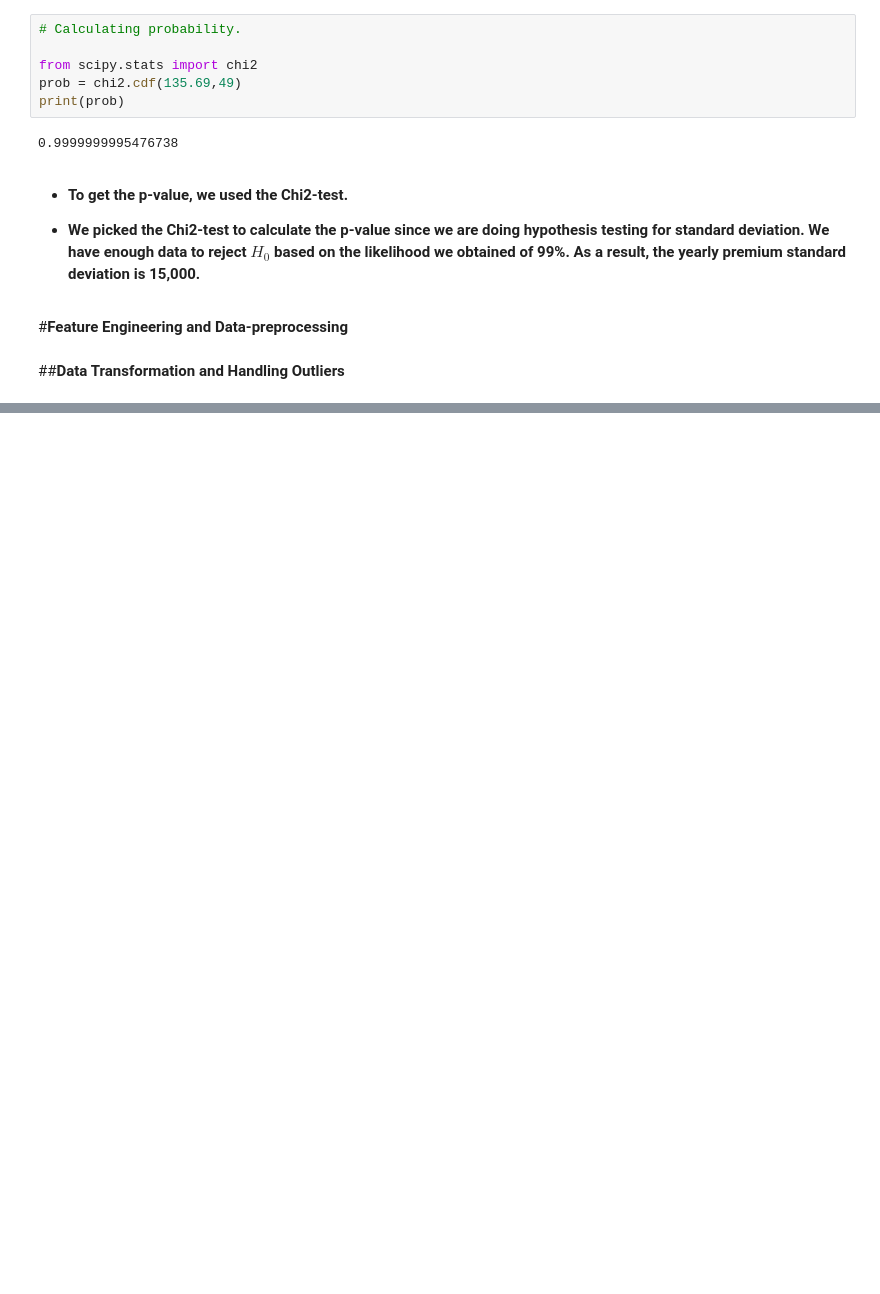
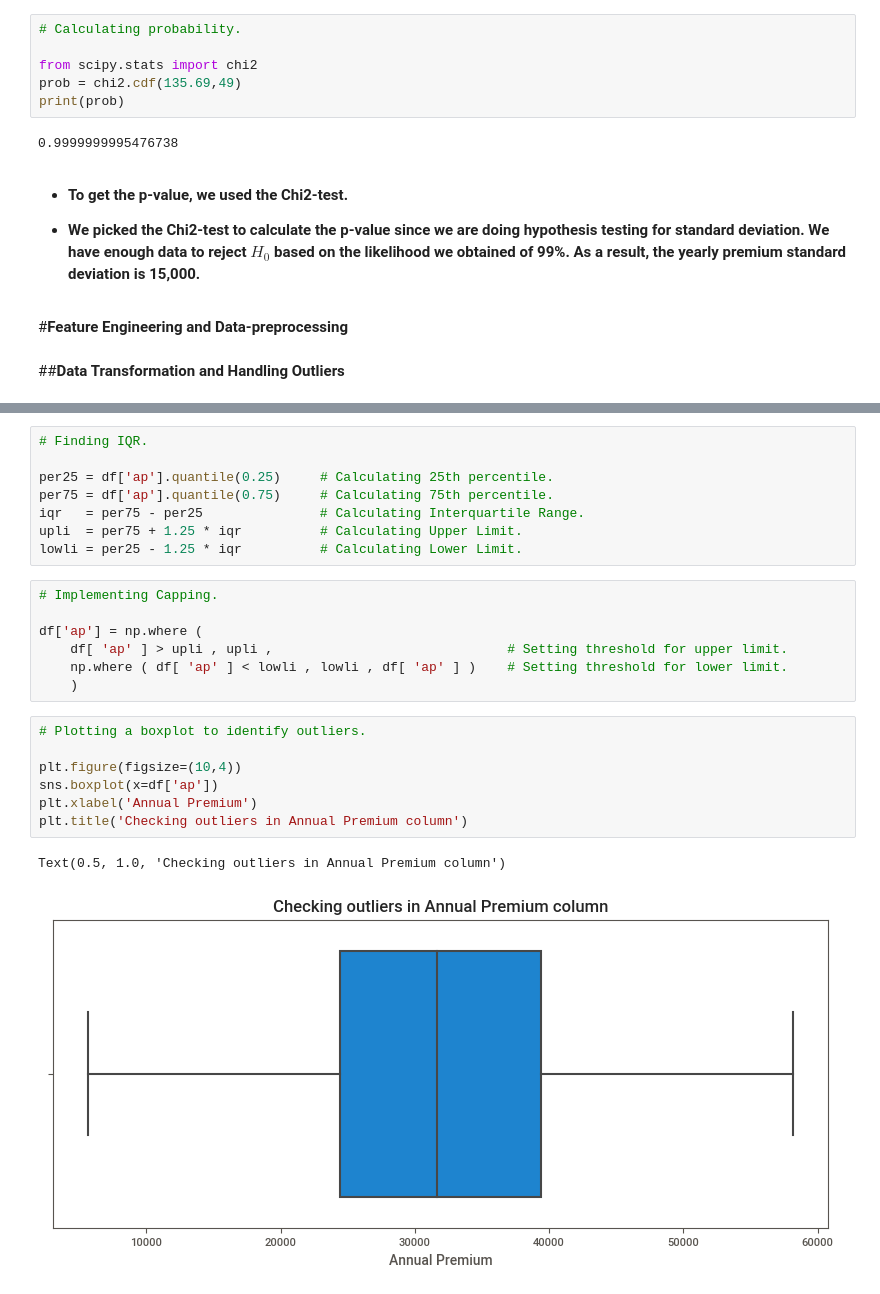
Before and after one commit to Sid-9823/Health-Insurance-Cross-Sell-Prediction, a Jupyter notebook: Health_Insurance_Cross_Sell_Prediction.ipynb, the cells around one changed output, grey strips where cells are left out. Drawn from its saved outputs; the diff is of its cells as text; blank space fills up the shorter version.

```diff
--- a/Health_Insurance_Cross_Sell_Prediction.ipynb
+++ b/Health_Insurance_Cross_Sell_Prediction.ipynb
@@ -1215,0 +1213,25 @@ sns.boxplot(x=df['ap'])
+# %%
+# Finding IQR.
+
+per25 = df['ap'].quantile(0.25)     # Calculating 25th percentile.
+per75 = df['ap'].quantile(0.75)     # Calculating 75th percentile.
+iqr   = per75 - per25               # Calculating Interquartile Range.
+upli  = per75 + 1.25 * iqr          # Calculating Upper Limit.
+lowli = per25 - 1.25 * iqr          # Calculating Lower Limit.
+# %%
+# Implementing Capping.
+
+df['ap'] = np.where (
+    df[ 'ap' ] > upli , upli ,                              # Setting threshold for upper limit.
+    np.where ( df[ 'ap' ] < lowli , lowli , df[ 'ap' ] )    # Setting threshold for lower limit.
+    )
+# %%
+# Plotting a boxplot to identify outliers.
+
+plt.figure(figsize=(10,4))
+sns.boxplot(x=df['ap'])
+plt.xlabel('Annual Premium')
+plt.title('Checking outliers in Annual Premium column')
+# %% [output]
+Text(0.5, 1.0, 'Checking outliers in Annual Premium column')
+[figure, added]
```
Also changed, not shown: parts of 42 cells of this notebook.
